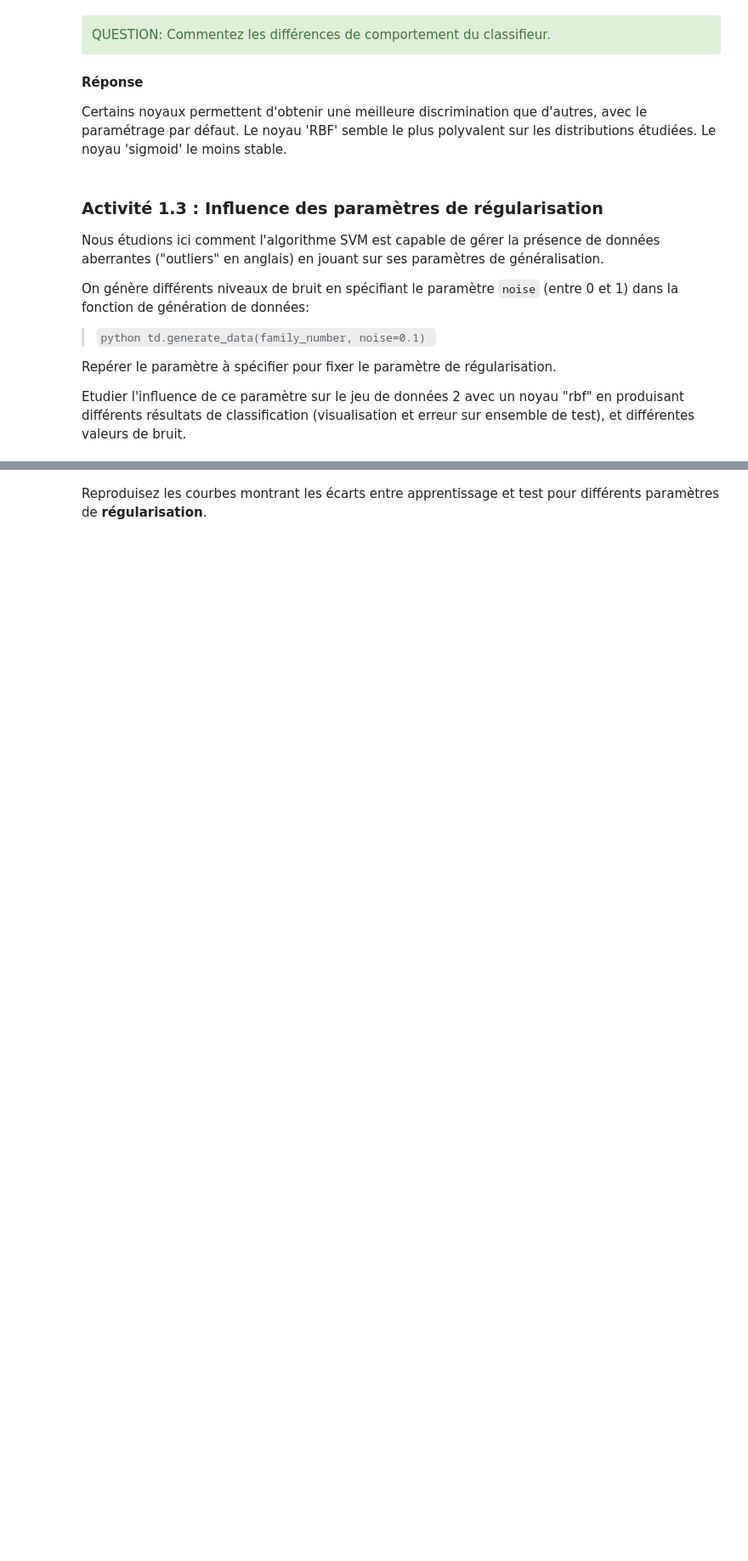
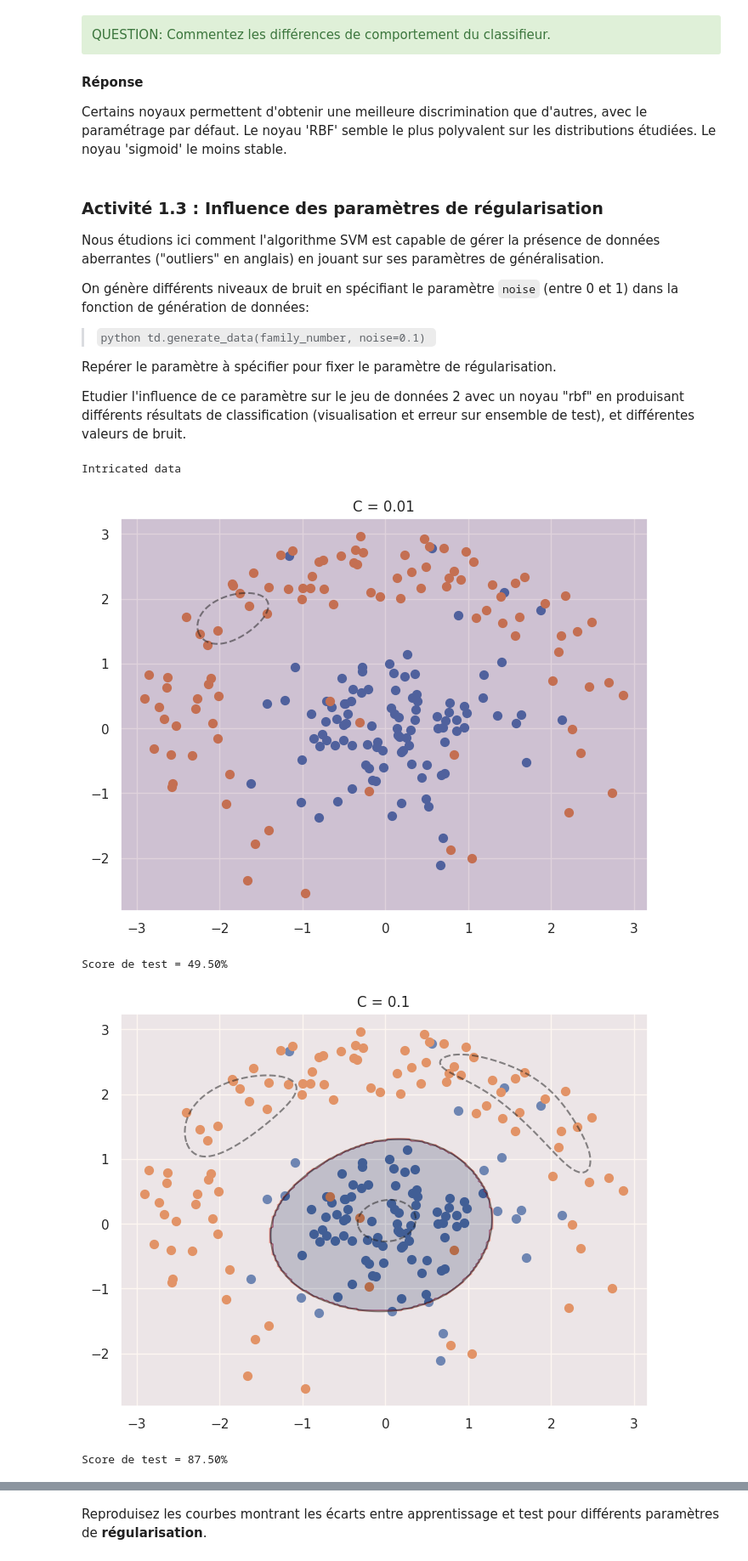
Before and after one commit to SichenPa221/ATSI, a Jupyter notebook: td_svm_2023.ipynb, the cells around one changed output, grey strips where cells are left out. Shown at 85% size. Drawn from its saved outputs; the diff is of its cells as text; code cells hidden in the pictures; blank space fills up the shorter version.

```diff
--- a/td_svm_2023.ipynb
+++ b/td_svm_2023.ipynb
@@ -171,9 +253,24 @@ Etudier l'influence de ce paramètre sur le jeu de données 2 avec un noyau "rbf
 # %%
 trainX, trainY, testX, testY=td.generate_data(2, noise=0.05, seed=10)
 
 # valeurs de C
 Clist= [0.01,0.1,1,10,100]
 
 for Cval in Clist:
-###########################
-# METTRE VOTRE CODE ICI
+    svc = svm.SVC(C=Cval, gamma = 1.0, kernel='rbf', max_iter=-1)
+    svc.fit(trainX, trainY)
+    score=svc.score(testX, testY)
+
+    td.show_data_2D(testX,testY)
+    td.plot_svc_decision_function(svc, plot_support=False)
+    plt.title("C = {}".format(Cval))
+    plt.show()
+
+    score_test = svc.score(testX, testY)
+    print("Score de test = {:.2f}%".format(score_test*100))
+# %% [output]
+Intricated data
+[figure, added]
+Score de test = 49.50%
+[figure, added]
+Score de test = 87.50%
```
Also changed, not shown: parts of 13 cells of this notebook.
